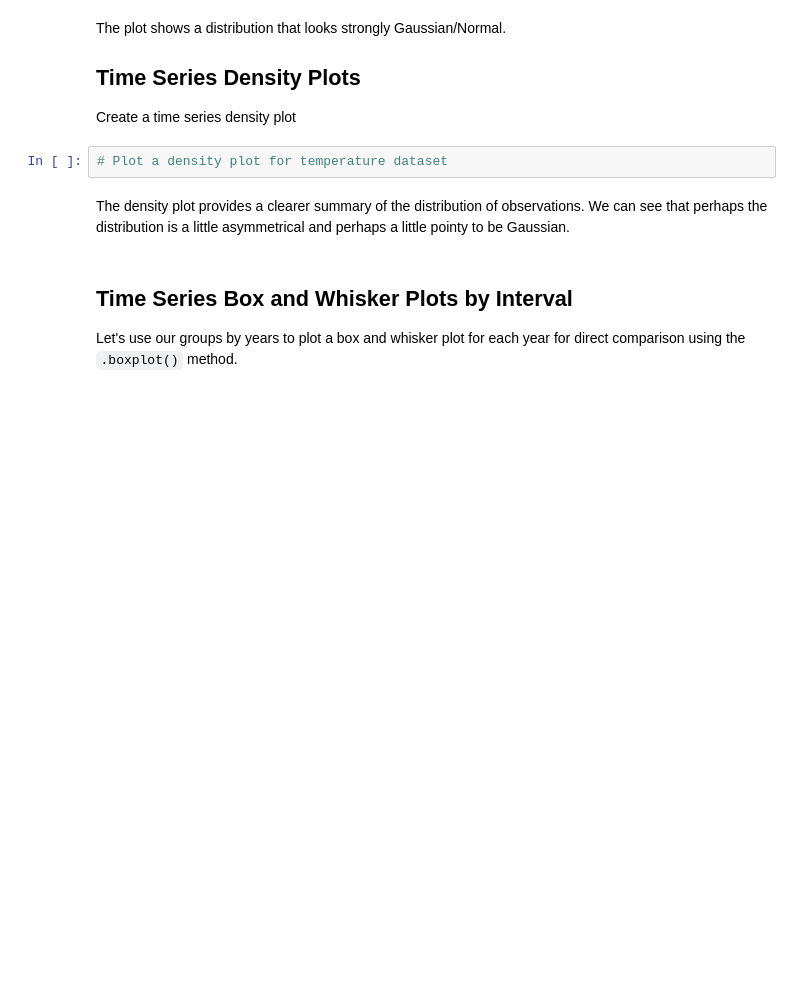
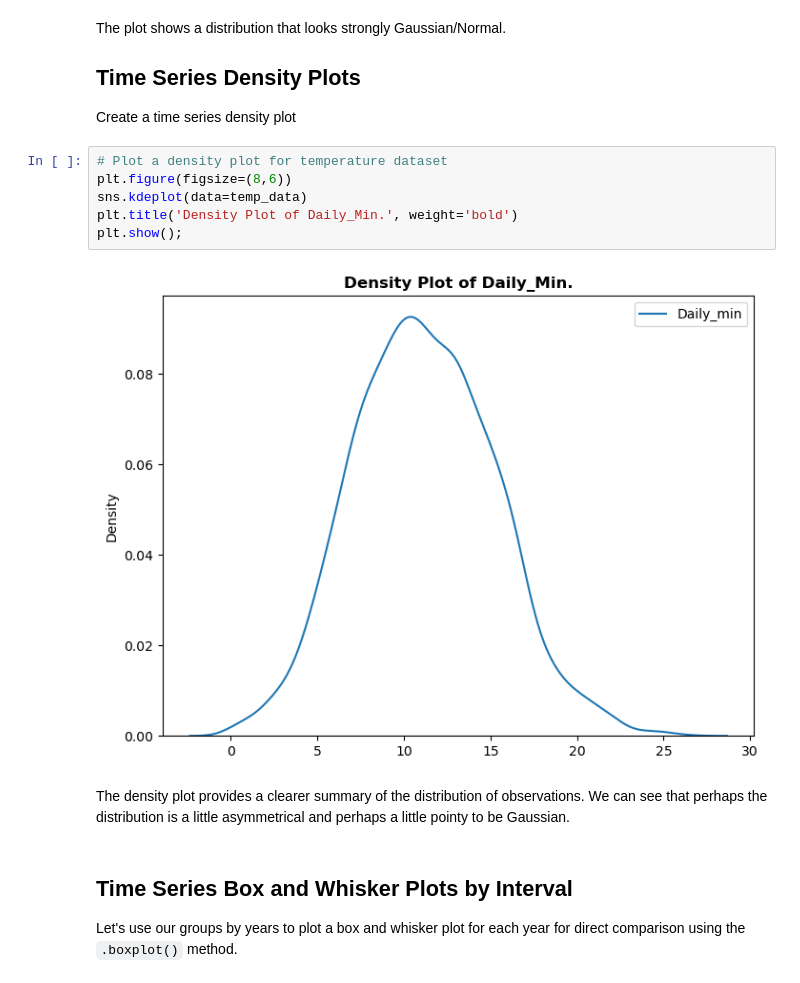
Before and after one commit to PaulMuniu/visualizing-time-series-data-lab, a Jupyter notebook: index.ipynb, the cells around one changed output. Saved outputs shown, nothing was run; the diff lists cells and outputs as text; blank space fills up the shorter version.

```diff
--- a/index.ipynb
+++ b/index.ipynb
@@ -167,6 +167,12 @@ The plot shows a distribution that looks strongly Gaussian/Normal.
 Create a time series density plot
 # %%
 # Plot a density plot for temperature dataset
+plt.figure(figsize=(8,6))
+sns.kdeplot(data=temp_data)
+plt.title('Density Plot of Daily_Min.', weight='bold')
+plt.show();
+# %% [output]
+[figure, added]
 # %% [markdown]
 The density plot provides a clearer summary of the distribution of observations. We can see that perhaps the distribution is a little asymmetrical and perhaps a little pointy to be Gaussian.
 # %% [markdown]
```
Also changed, not shown: parts of 6 cells of this notebook.
